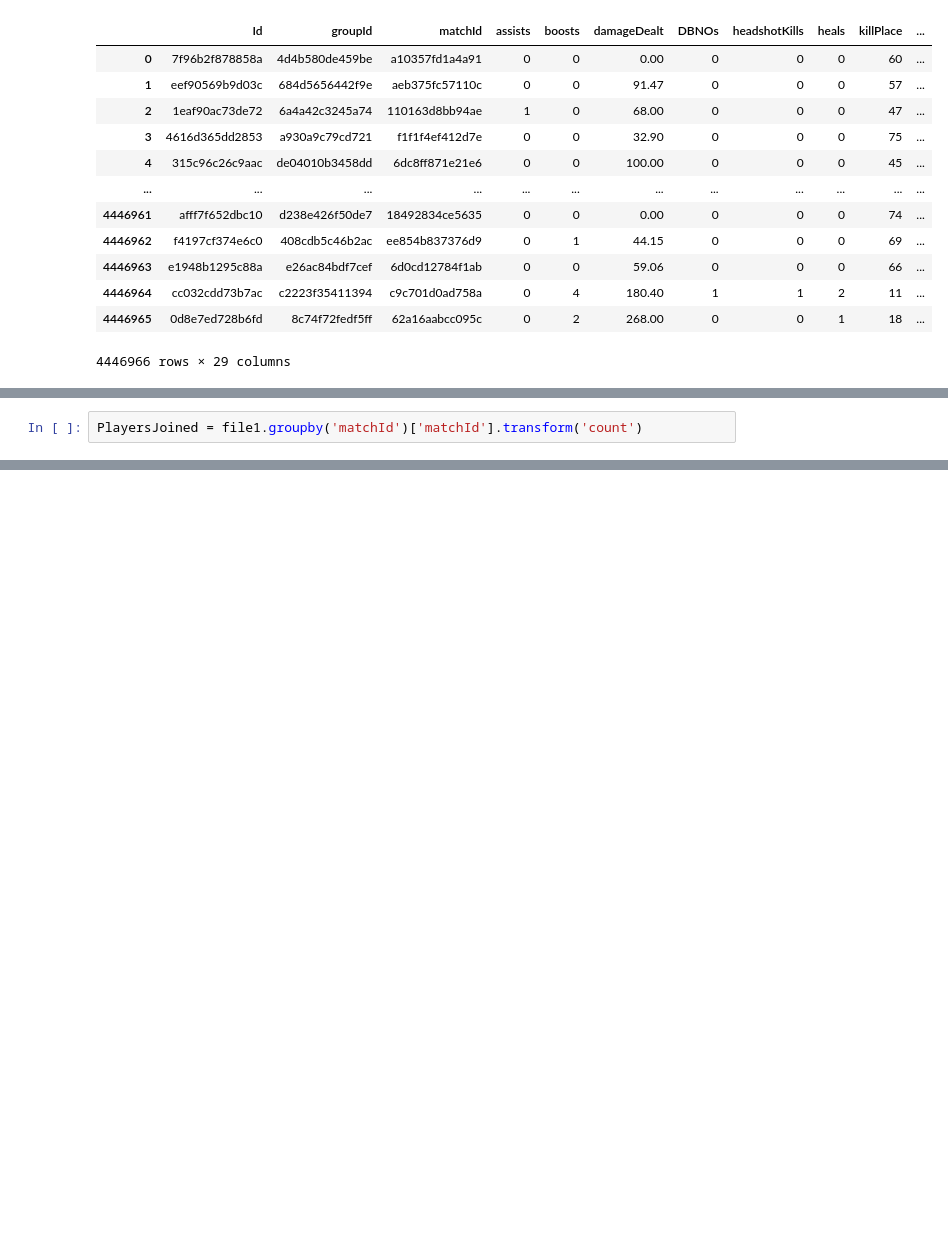
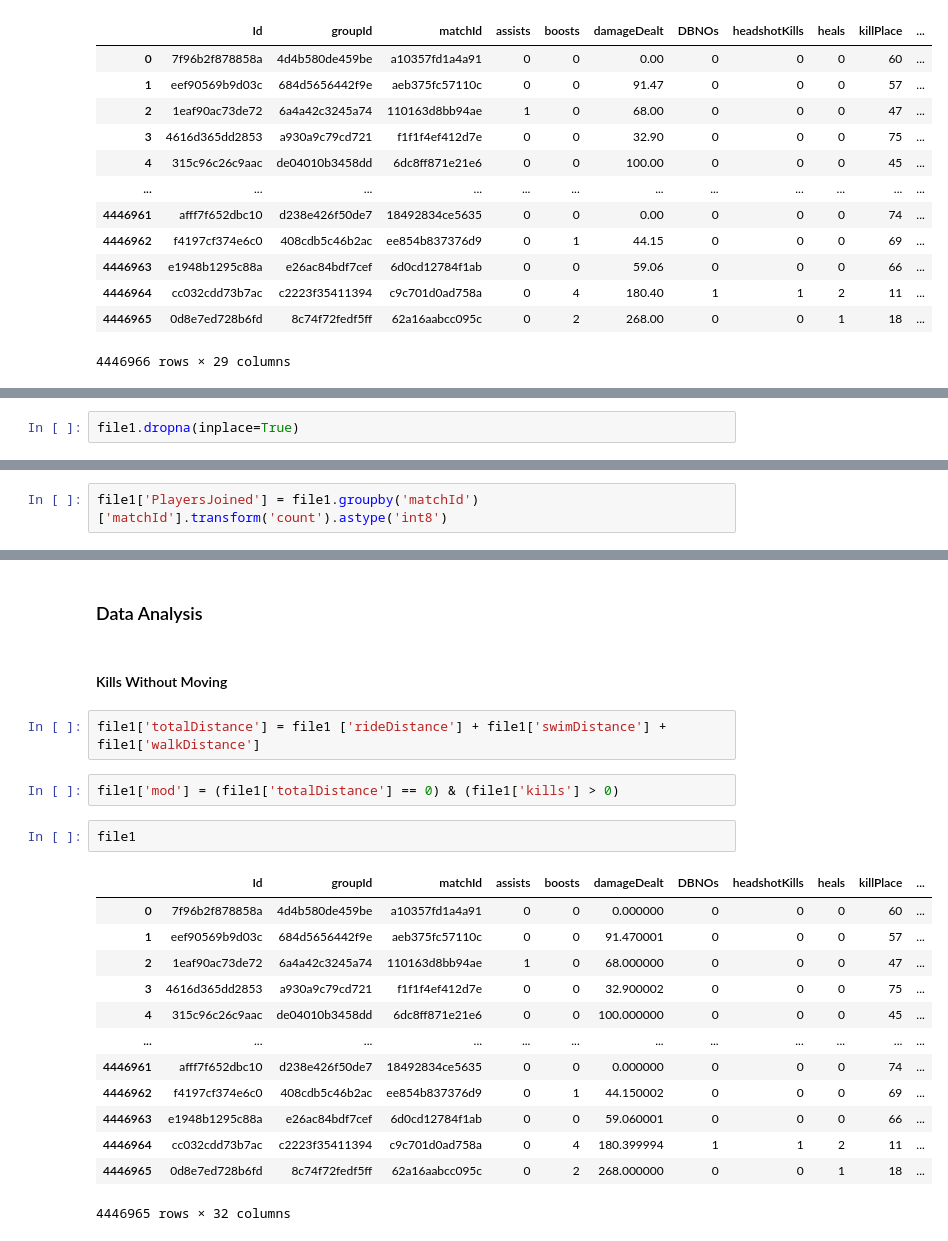
Before and after one commit to Vikram-kaki/Data-Science, a Jupyter notebook: Machine Learning/Projects/PUBG/NoteBook.ipynb, the cells around one changed output, grey strips where cells are left out. Saved outputs shown, nothing was run; the diff lists cells and outputs as text; blank space fills up the shorter version.

Commit message:
Start Data wrangle

```diff
--- a/Machine Learning/Projects/PUBG/NoteBook.ipynb
+++ b/Machine Learning/Projects/PUBG/NoteBook.ipynb
@@ -30,0 +159,2 @@ file1
+# %%
+file1.dropna(inplace=True)
@@ -31,2 +181,2 @@ file1
 # %%
-PlayersJoined = file1.groupby('matchId')['matchId'].transform('count')
+file1['PlayersJoined'] = file1.groupby('matchId')['matchId'].transform('count').astype('int8')
@@ -36,0 +238,24 @@ NameError: name 'PlayersJoined' is not defined
+# %% [markdown]
+### Data Analysis
+# %% [markdown]
+#### Kills Without Moving
+# %%
+file1['totalDistance'] = file1 ['rideDistance'] + file1['swimDistance'] + file1['walkDistance']
+# %%
+file1['mod'] = (file1['totalDistance'] == 0) & (file1['kills'] > 0)
+# %%
+file1
+# %% [output]
+|  | Id | groupId | matchId | assists | boosts | damageDealt | DBNOs | headshotKills | heals | killPlace | ... |
+| 0 | 7f96b2f878858a | 4d4b580de459be | a10357fd1a4a91 | 0 | 0 | 0.000000 | 0 | 0 | 0 | 60 | ... |
+| 1 | eef90569b9d03c | 684d5656442f9e | aeb375fc57110c | 0 | 0 | 91.470001 | 0 | 0 | 0 | 57 | ... |
+| 2 | 1eaf90ac73de72 | 6a4a42c3245a74 | 110163d8bb94ae | 1 | 0 | 68.000000 | 0 | 0 | 0 | 47 | ... |
+| 3 | 4616d365dd2853 | a930a9c79cd721 | f1f1f4ef412d7e | 0 | 0 | 32.900002 | 0 | 0 | 0 | 75 | ... |
+| 4 | 315c96c26c9aac | de04010b3458dd | 6dc8ff871e21e6 | 0 | 0 | 100.000000 | 0 | 0 | 0 | 45 | ... |
+| ... | ... | ... | ... | ... | ... | ... | ... | ... | ... | ... | ... |
+| 4446961 | afff7f652dbc10 | d238e426f50de7 | 18492834ce5635 | 0 | 0 | 0.000000 | 0 | 0 | 0 | 74 | ... |
+| 4446962 | f4197cf374e6c0 | 408cdb5c46b2ac | ee854b837376d9 | 0 | 1 | 44.150002 | 0 | 0 | 0 | 69 | ... |
+| 4446963 | e1948b1295c88a | e26ac84bdf7cef | 6d0cd12784f1ab | 0 | 0 | 59.060001 | 0 | 0 | 0 | 66 | ... |
+| 4446964 | cc032cdd73b7ac | c2223f35411394 | c9c701d0ad758a | 0 | 4 | 180.399994 | 1 | 1 | 2 | 11 | ... |
+| 4446965 | 0d8e7ed728b6fd | 8c74f72fedf5ff | 62a16aabcc095c | 0 | 2 | 268.000000 | 0 | 0 | 1 | 18 | ... |
+4446965 rows × 32 columns
```
Also changed, not shown: parts of 23 cells of this notebook.
